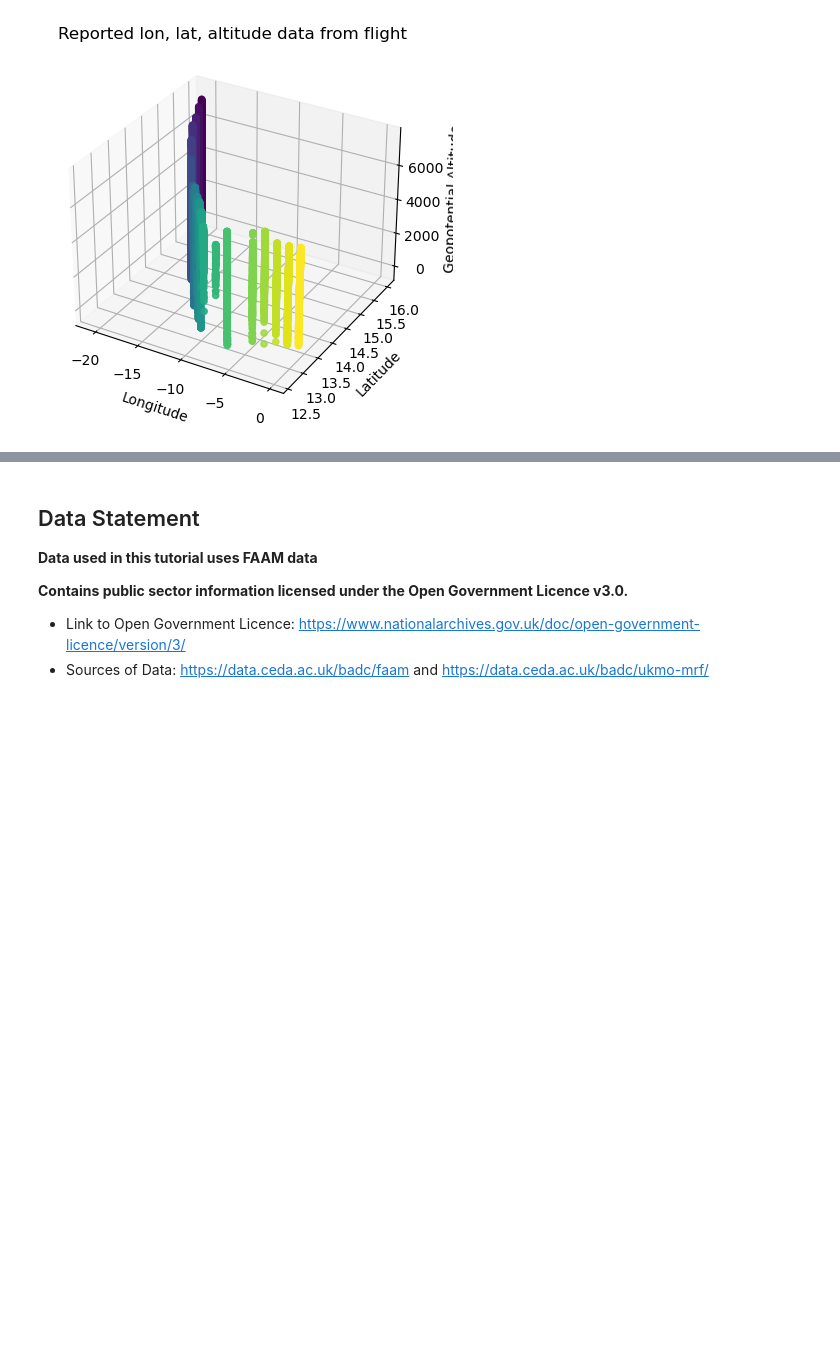
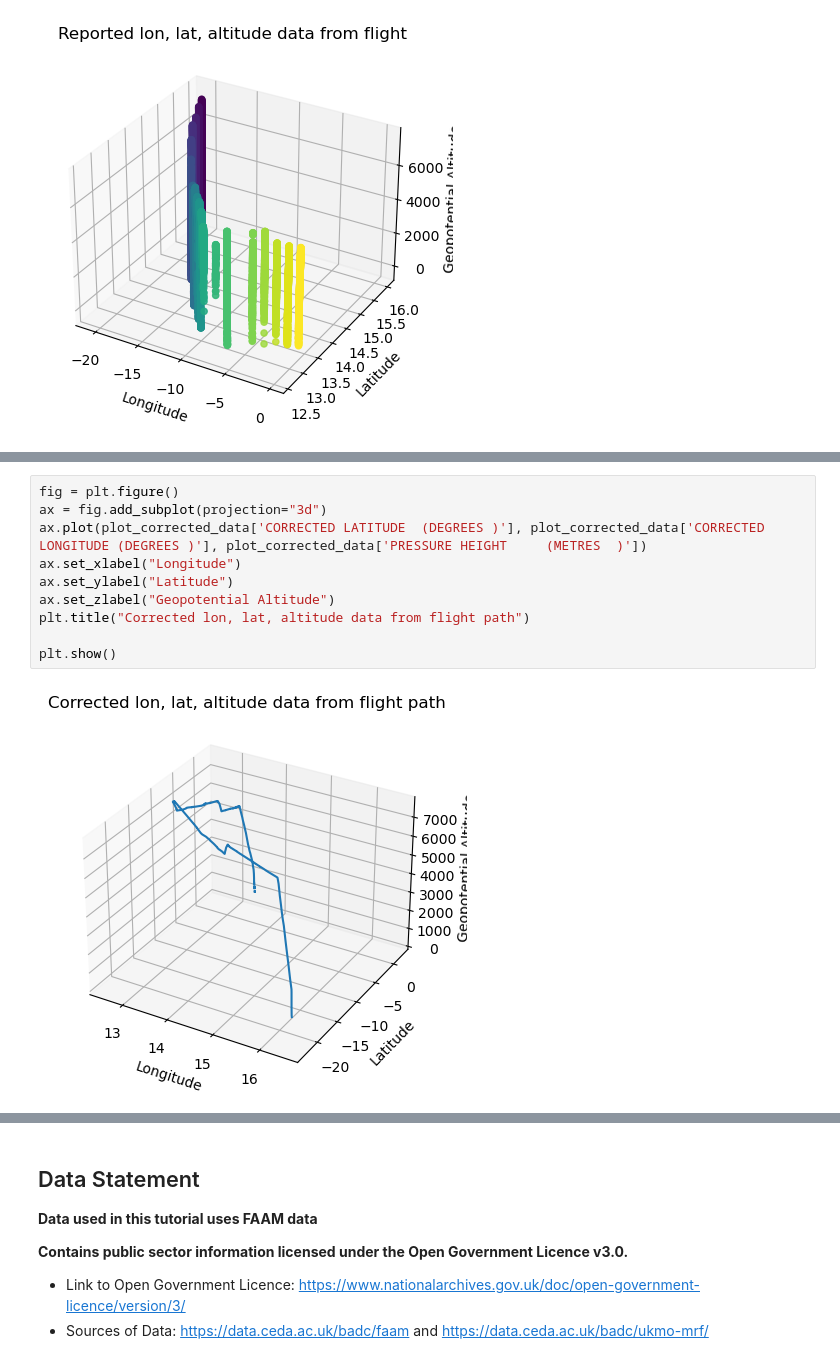
Before and after one commit to informatics-lab/spaceapps-2022-mo-bootcamp, a Jupyter notebook: Session_3_Met_Office_Data/03_aircraft_data.ipynb, the cells around one changed output, grey strips where cells are left out. Drawn from its saved outputs; the diff is of its cells as text; blank space fills up the shorter version.

```diff
--- a/Session_3_Met_Office_Data/03_aircraft_data.ipynb
+++ b/Session_3_Met_Office_Data/03_aircraft_data.ipynb
@@ -830,0 +899,12 @@ plt.show()
+# %%
+fig = plt.figure()
+ax = fig.add_subplot(projection="3d")
+ax.plot(plot_corrected_data['CORRECTED LATITUDE  (DEGREES )'], plot_corrected_data['CORRECTED LONGITUDE (DEGREES )'], plot_corrected_data['PRESSURE HEIGHT     (METRES  )'])
+ax.set_xlabel("Longitude")
+ax.set_ylabel("Latitude")
+ax.set_zlabel("Geopotential Altitude")
+plt.title("Corrected lon, lat, altitude data from flight path")
+
+plt.show()
+# %% [output]
+[figure, added]
```
Also changed, not shown: parts of 8 cells of this notebook.
